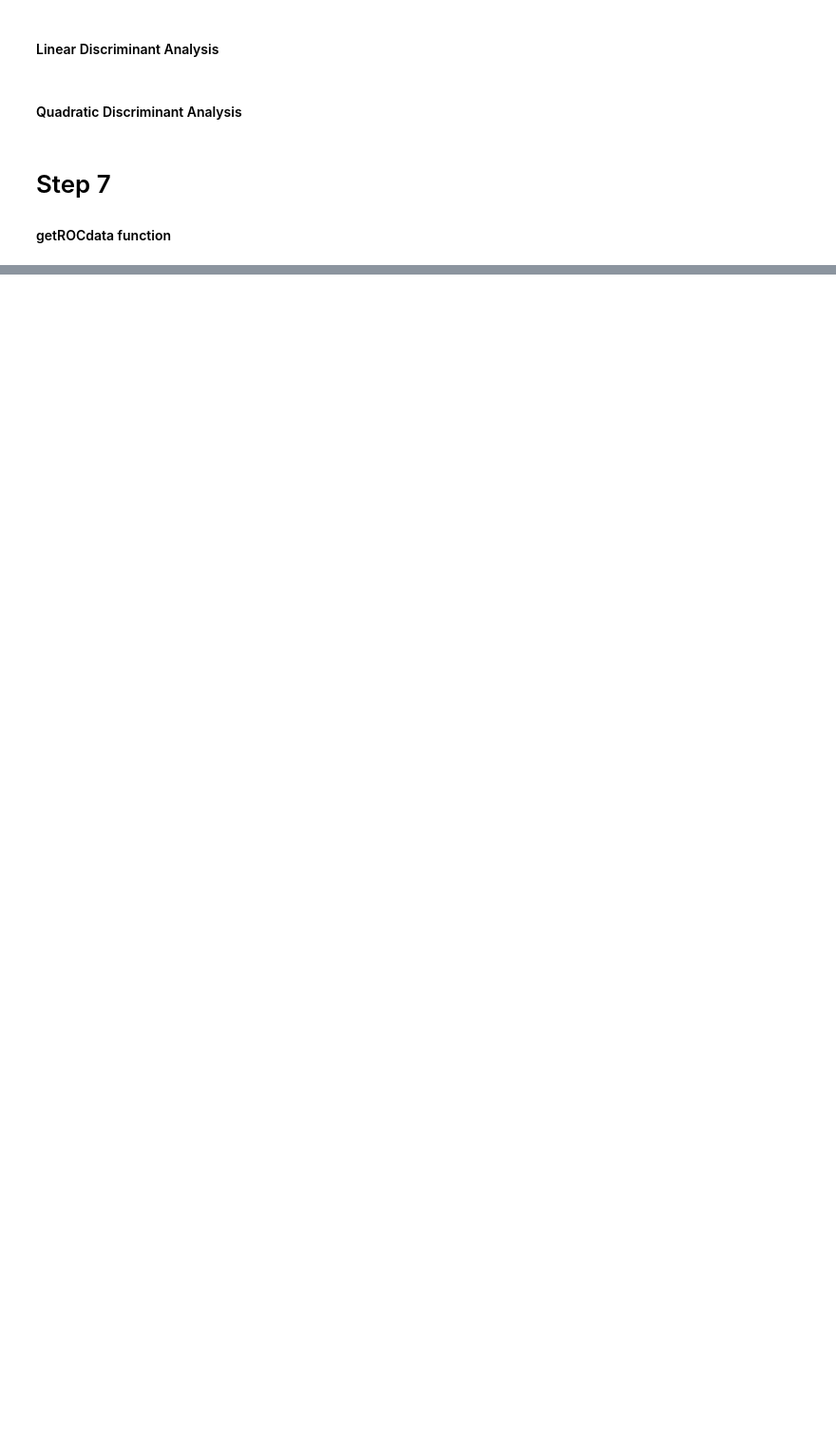
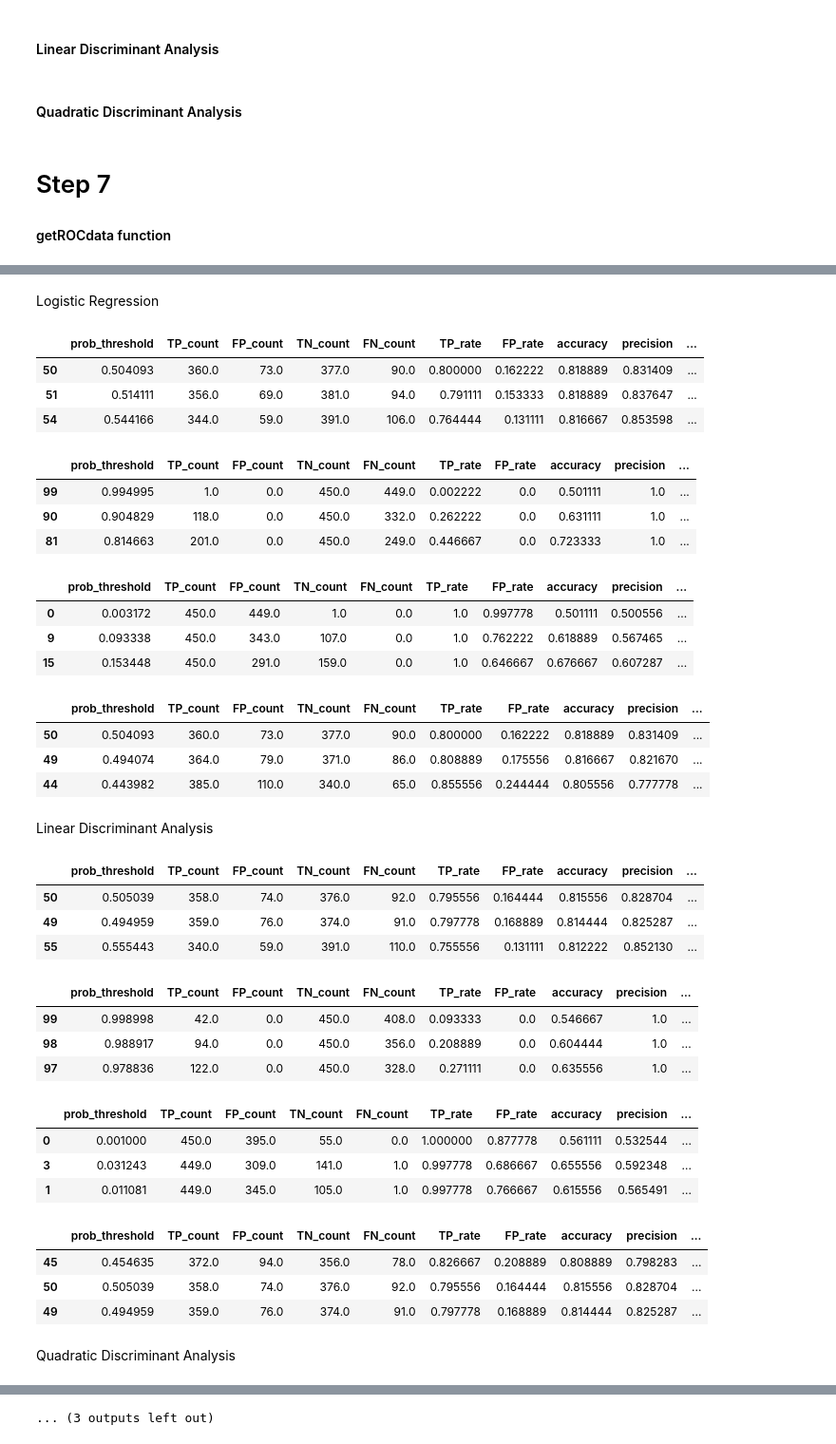
Before and after one commit to mwnewlin/AFIT, a Jupyter notebook: CSCE 623/code/HW2/NEWLIN_HW2.ipynb, the cells around one changed output, grey strips where cells are left out. Shown at 95% size. Saved outputs shown, nothing was run; the diff lists cells and outputs as text; code cells hidden in the pictures; blank space fills up the shorter version.

```diff
--- a/CSCE 623/code/HW2/NEWLIN_HW2.ipynb
+++ b/CSCE 623/code/HW2/NEWLIN_HW2.ipynb
@@ -592,0 +705,71 @@ print(data1_min_lr)
+# %%
+# Logistic Regression Max values
+display(md("Logistic Regression"))
+ROC_data_lr_acc = ROC_data_lr.sort_values(by='accuracy', ascending=False)
+display(ROC_data_lr_acc.head(3))
+ROC_data_lr_prec = ROC_data_lr.sort_values(by='precision', ascending=False)
+display(ROC_data_lr_prec.head(3))
+ROC_data_lr_recall = ROC_data_lr.sort_values(by='TP_rate', ascending=False)
+display(ROC_data_lr_recall.head(3))
+ROC_data_lr_f_measure = ROC_data_lr.sort_values(by='F-measure', ascending=False)
+display(ROC_data_lr_f_measure.head(3))
+print('\n')
+
+# Linear Discriminant Analysis Max values
+display(md("Linear Discriminant Analysis"))
+ROC_data_lda_acc = ROC_data_lda.sort_values(by='accuracy', ascending=False)
+display(ROC_data_lda_acc.head(3))
+ROC_data_lda_prec = ROC_data_lda.sort_values(by='precision', ascending=False)
+display(ROC_data_lda_prec.head(3))
+ROC_data_lda_recall = ROC_data_lda.sort_values(by='TP_rate', ascending=False)
+display(ROC_data_lda_recall.head(3))
+ROC_data_lda_f_measure = ROC_data_lda.sort_values(by='F-measure', ascending=False)
+display(ROC_data_lda_f_measure.head(3))
+print('\n')
+
+# Quadratic Discriminant Analysis Max values
+display(md("Quadratic Discriminant Analysis"))
+ROC_data_qda_acc = ROC_data_qda.sort_values(by='accuracy', ascending=False)
+display(ROC_data_qda_acc.head(3))
+ROC_data_qda_prec = ROC_data_qda.sort_values(by='precision', ascending=False)
+display(ROC_data_qda_prec.head(3))
+ROC_data_qda_recall = ROC_data_qda.sort_values(by='TP_rate', ascending=False)
+display(ROC_data_qda_recall.head(3))
+ROC_data_qda_f_measure = ROC_data_qda.sort_values(by='F-measure', ascending=False)
+display(ROC_data_qda_f_measure.head(3))
+# %% [output]
+Logistic Regression
+|  | prob_threshold | TP_count | FP_count | TN_count | FN_count | TP_rate | FP_rate | accuracy | precision | ... |
+| 50 | 0.504093 | 360.0 | 73.0 | 377.0 | 90.0 | 0.800000 | 0.162222 | 0.818889 | 0.831409 | ... |
+| 51 | 0.514111 | 356.0 | 69.0 | 381.0 | 94.0 | 0.791111 | 0.153333 | 0.818889 | 0.837647 | ... |
+| 54 | 0.544166 | 344.0 | 59.0 | 391.0 | 106.0 | 0.764444 | 0.131111 | 0.816667 | 0.853598 | ... |
+|  | prob_threshold | TP_count | FP_count | TN_count | FN_count | TP_rate | FP_rate | accuracy | precision | ... |
+| 99 | 0.994995 | 1.0 | 0.0 | 450.0 | 449.0 | 0.002222 | 0.0 | 0.501111 | 1.0 | ... |
+| 90 | 0.904829 | 118.0 | 0.0 | 450.0 | 332.0 | 0.262222 | 0.0 | 0.631111 | 1.0 | ... |
+| 81 | 0.814663 | 201.0 | 0.0 | 450.0 | 249.0 | 0.446667 | 0.0 | 0.723333 | 1.0 | ... |
+|  | prob_threshold | TP_count | FP_count | TN_count | FN_count | TP_rate | FP_rate | accuracy | precision | ... |
+| 0 | 0.003172 | 450.0 | 449.0 | 1.0 | 0.0 | 1.0 | 0.997778 | 0.501111 | 0.500556 | ... |
+| 9 | 0.093338 | 450.0 | 343.0 | 107.0 | 0.0 | 1.0 | 0.762222 | 0.618889 | 0.567465 | ... |
+| 15 | 0.153448 | 450.0 | 291.0 | 159.0 | 0.0 | 1.0 | 0.646667 | 0.676667 | 0.607287 | ... |
+|  | prob_threshold | TP_count | FP_count | TN_count | FN_count | TP_rate | FP_rate | accuracy | precision | ... |
+| 50 | 0.504093 | 360.0 | 73.0 | 377.0 | 90.0 | 0.800000 | 0.162222 | 0.818889 | 0.831409 | ... |
+| 49 | 0.494074 | 364.0 | 79.0 | 371.0 | 86.0 | 0.808889 | 0.175556 | 0.816667 | 0.821670 | ... |
+| 44 | 0.443982 | 385.0 | 110.0 | 340.0 | 65.0 | 0.855556 | 0.244444 | 0.805556 | 0.777778 | ... |
+Linear Discriminant Analysis
+|  | prob_threshold | TP_count | FP_count | TN_count | FN_count | TP_rate | FP_rate | accuracy | precision | ... |
+| 50 | 0.505039 | 358.0 | 74.0 | 376.0 | 92.0 | 0.795556 | 0.164444 | 0.815556 | 0.828704 | ... |
+| 49 | 0.494959 | 359.0 | 76.0 | 374.0 | 91.0 | 0.797778 | 0.168889 | 0.814444 | 0.825287 | ... |
+| 55 | 0.555443 | 340.0 | 59.0 | 391.0 | 110.0 | 0.755556 | 0.131111 | 0.812222 | 0.852130 | ... |
+|  | prob_threshold | TP_count | FP_count | TN_count | FN_count | TP_rate | FP_rate | accuracy | precision | ... |
+| 99 | 0.998998 | 42.0 | 0.0 | 450.0 | 408.0 | 0.093333 | 0.0 | 0.546667 | 1.0 | ... |
+| 98 | 0.988917 | 94.0 | 0.0 | 450.0 | 356.0 | 0.208889 | 0.0 | 0.604444 | 1.0 | ... |
+| 97 | 0.978836 | 122.0 | 0.0 | 450.0 | 328.0 | 0.271111 | 0.0 | 0.635556 | 1.0 | ... |
+|  | prob_threshold | TP_count | FP_count | TN_count | FN_count | TP_rate | FP_rate | accuracy | precision | ... |
+| 0 | 0.001000 | 450.0 | 395.0 | 55.0 | 0.0 | 1.000000 | 0.877778 | 0.561111 | 0.532544 | ... |
+| 3 | 0.031243 | 449.0 | 309.0 | 141.0 | 1.0 | 0.997778 | 0.686667 | 0.655556 | 0.592348 | ... |
+| 1 | 0.011081 | 449.0 | 345.0 | 105.0 | 1.0 | 0.997778 | 0.766667 | 0.615556 | 0.565491 | ... |
+|  | prob_threshold | TP_count | FP_count | TN_count | FN_count | TP_rate | FP_rate | accuracy | precision | ... |
+| 45 | 0.454635 | 372.0 | 94.0 | 356.0 | 78.0 | 0.826667 | 0.208889 | 0.808889 | 0.798283 | ... |
+| 50 | 0.505039 | 358.0 | 74.0 | 376.0 | 92.0 | 0.795556 | 0.164444 | 0.815556 | 0.828704 | ... |
+| 49 | 0.494959 | 359.0 | 76.0 | 374.0 | 91.0 | 0.797778 | 0.168889 | 0.814444 | 0.825287 | ... |
+Quadratic Discriminant Analysis
@@ -592,0 +780 @@ print(data1_min_lr)
+... (3 outputs left out)
```
Also changed, not shown: parts of 20 cells of this notebook, 1 other file.
